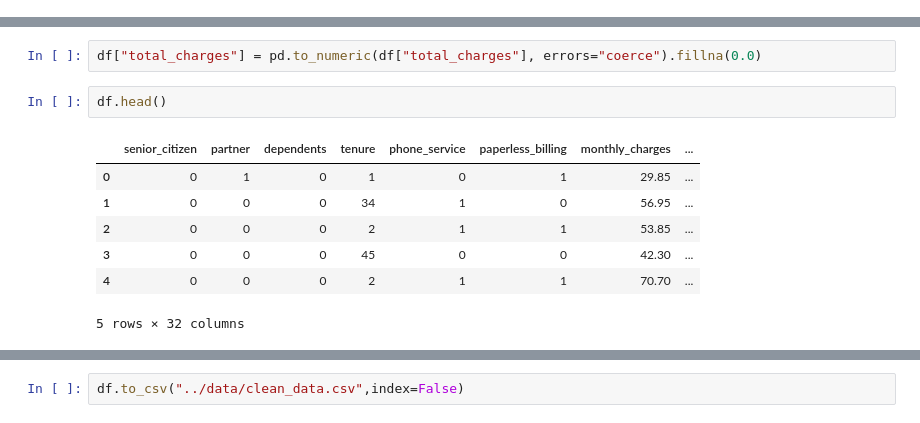
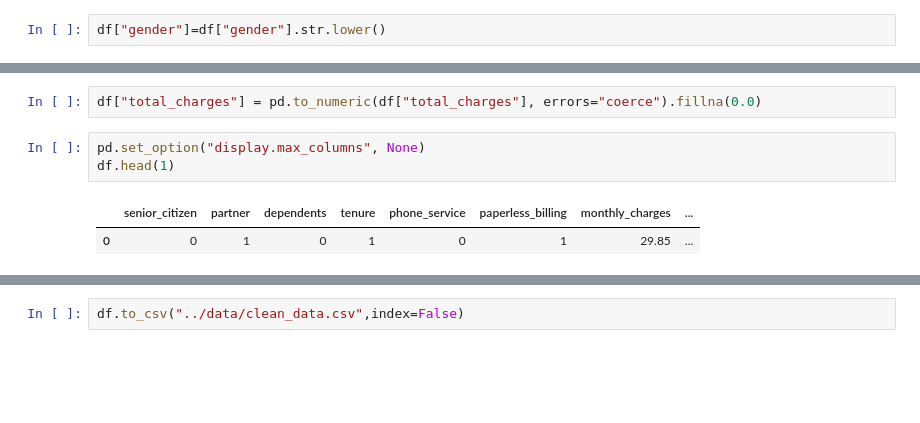
Before and after one commit to shahidk07/Customer-Churn-Prediction-System, a Jupyter notebook: notebooks/preprocessing.ipynb, the cells around one changed output, grey strips where cells are left out. Cells and saved outputs as stored; diff of their text form; blank space fills up the shorter version.

```diff
--- a/notebooks/preprocessing.ipynb
+++ b/notebooks/preprocessing.ipynb
@@ -27,6 +27,8 @@ df.head()
 | 3 | 7795-CFOCW | Male | 0 | No | No | 45 | No | No phone service | ... |
 | 4 | 9237-HQITU | Female | 0 | No | No | 2 | Yes | No | ... |
 5 rows × 21 columns
+# %%
+df["gender"]=df["gender"].str.lower()
 # %%
 import re
 df.columns=[
@@ -192,12 +194,8 @@ df = pd.get_dummies(df, columns=service_cols,drop_first=True, dtype=int)
 # %%
 df["total_charges"] = pd.to_numeric(df["total_charges"], errors="coerce").fillna(0.0)
 # %%
-df.head()
+pd.set_option("display.max_columns", None)
+df.head(1)
 # %% [output]
 |  | senior_citizen | partner | dependents | tenure | phone_service | paperless_billing | monthly_charges | ... |
 | 0 | 0 | 1 | 0 | 1 | 0 | 1 | 29.85 | ... |
-| 1 | 0 | 0 | 0 | 34 | 1 | 0 | 56.95 | ... |
-| 2 | 0 | 0 | 0 | 2 | 1 | 1 | 53.85 | ... |
-| 3 | 0 | 0 | 0 | 45 | 0 | 0 | 42.30 | ... |
-| 4 | 0 | 0 | 0 | 2 | 1 | 1 | 70.70 | ... |
-5 rows × 32 columns
```
Also changed, not shown: parts of 4 cells of this notebook, 3 other files.
